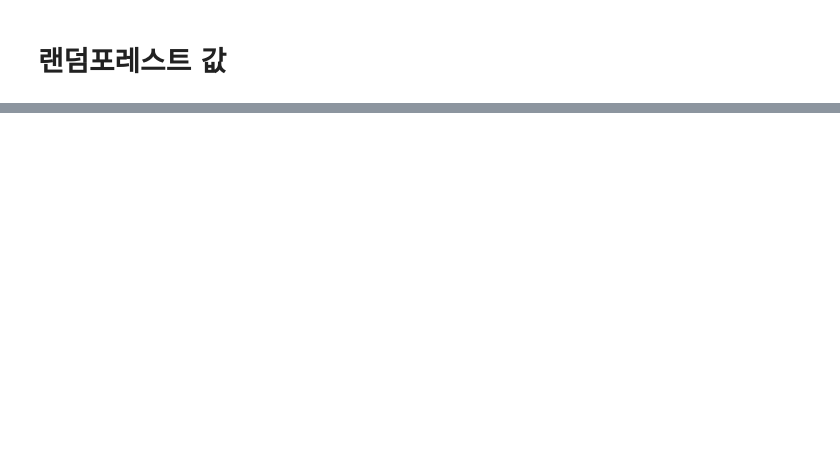
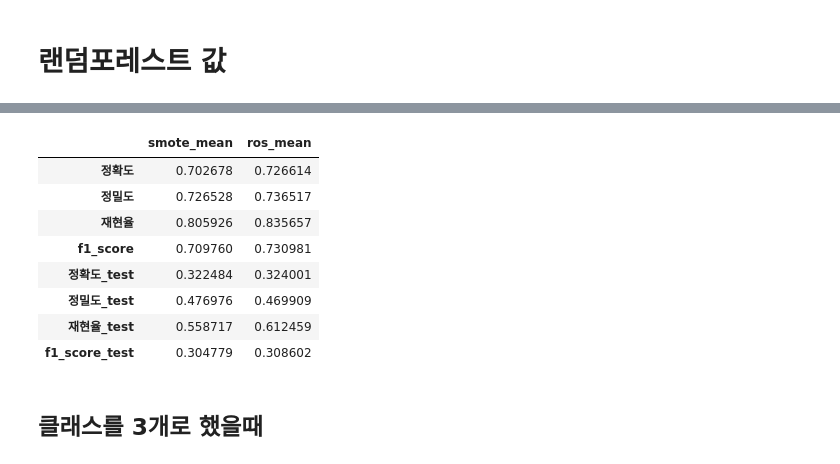
Before and after one commit to BigDataIPO/IPO, a Jupyter notebook: IPO/추가로 해볼것.ipynb, the cells around one changed output, grey strips where cells are left out. Cells and saved outputs as stored; diff of their text form; code cells hidden in the pictures; blank space fills up the shorter version.

```diff
--- a/IPO/추가로 해볼것.ipynb
+++ b/IPO/추가로 해볼것.ipynb
@@ -179,0 +576,20 @@ NameError: name 'precision_val' is not defined
+# %%
+df_score_0_1_ros['ros_mean'] = df_score_0_1_ros.mean(axis=1)
+# %%
+ros_score = df_score_0_1_ros['ros_mean']
+# %%
+data = pd.concat([rlf_score,ros_score],axis = 1)
+# %%
+data = data.rename(columns = {'rlf_mean':"smote_mean"})
+# %%
+data
+# %% [output]
+|  | smote_mean | ros_mean |
+| 정확도 | 0.702678 | 0.726614 |
+| 정밀도 | 0.726528 | 0.736517 |
+| 재현율 | 0.805926 | 0.835657 |
+| f1_score | 0.709760 | 0.730981 |
+| 정확도_test | 0.322484 | 0.324001 |
+| 정밀도_test | 0.476976 | 0.469909 |
+| 재현율_test | 0.558717 | 0.612459 |
+| f1_score_test | 0.304779 | 0.308602 |
@@ -179,0 +598,2 @@ NameError: name 'precision_val' is not defined
+# %% [markdown]
+## 클래스를 3개로 했을때
```
Also changed, not shown: parts of 33 cells of this notebook, 4 other files.
